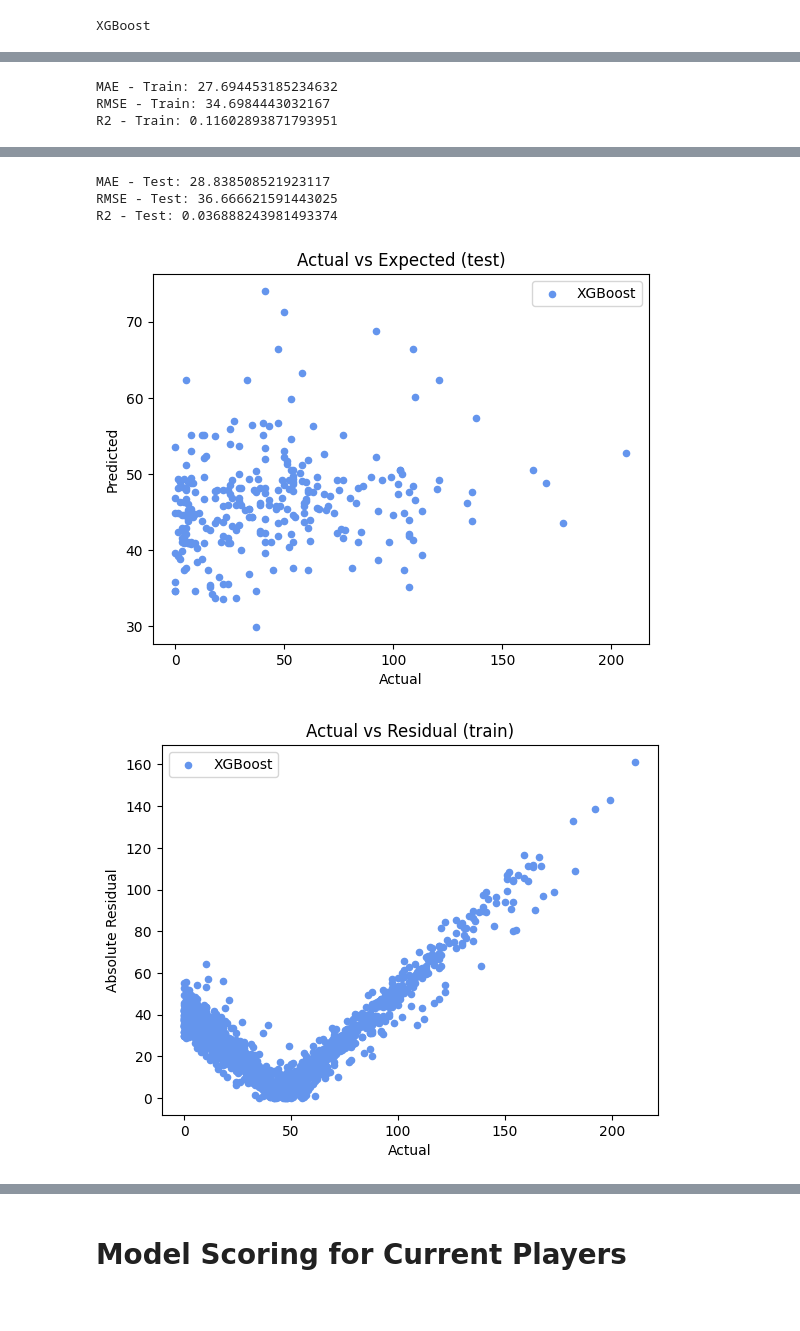
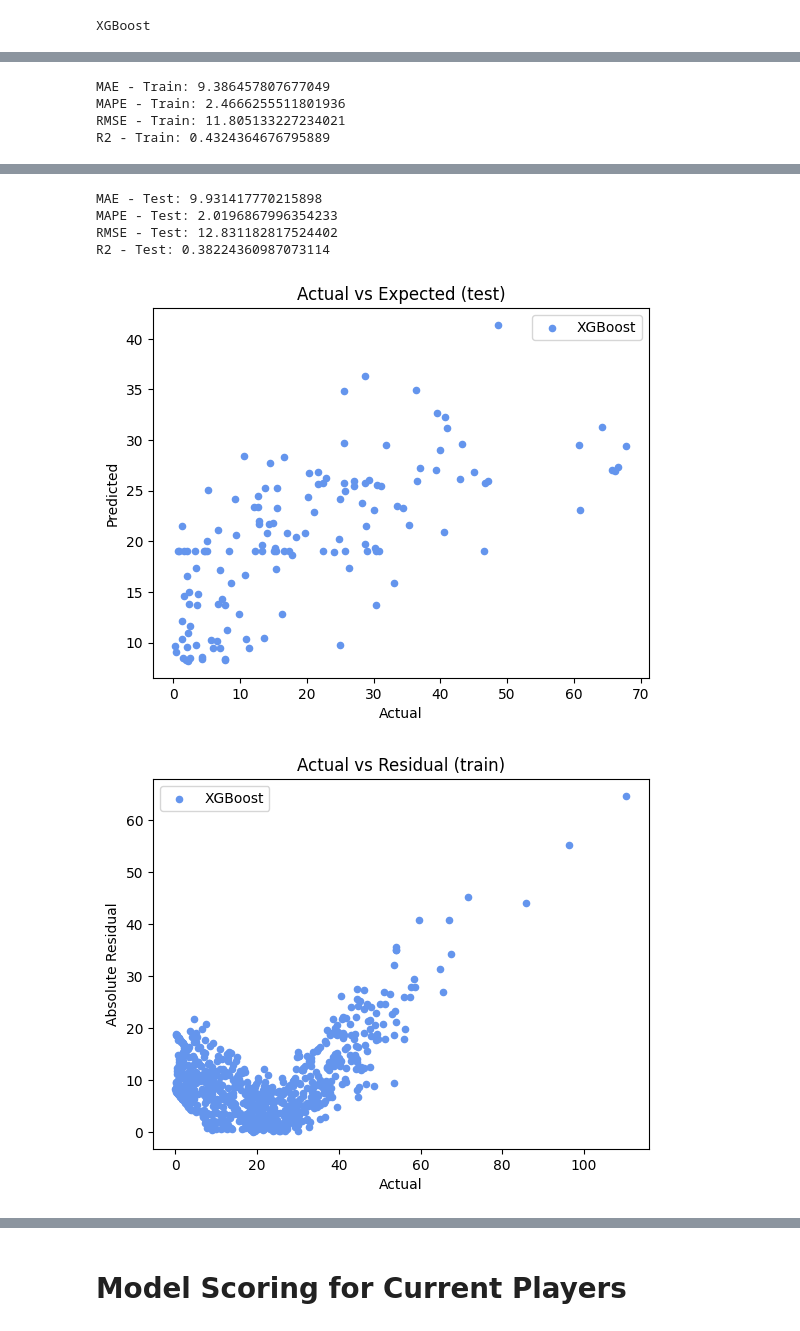
Before and after one commit to Dilan-De-Silva/Big-Bash-Fantasy-AI-v2, a Jupyter notebook: python_script/pre-season/Model-Build-Pipeline.ipynb, the cells around one changed output, grey strips where cells are left out. Saved outputs shown, nothing was run; the diff lists cells and outputs as text; code cells hidden in the pictures.

Commit message:
response variable change and xgboost base model experimentation

```diff
--- a/python_script/pre-season/Model-Build-Pipeline.ipynb
+++ b/python_script/pre-season/Model-Build-Pipeline.ipynb
@@ -58,12 +58,23 @@ py_data_directory = 'C:/Users/dilan/OneDrive/Documents/Data Science Projects/Rep
 # 1. Data Extraction
 # Pull in model_data csv file
 
-model_df = pd.read_csv(os.path.join(py_data_directory,'bblf_v2_model_data.csv'), low_memory=False)
+model_df = pd.read_csv(os.path.join(py_data_directory,'bblf_v2_model_data_v3_bat.csv'), low_memory=False)
 
 # model_df["Home_f"] = model_df["Home_f"].astype(str)
 # model_df["Home_f"] = model_df["Home_f"].astype(object)
 # model_df.loc[:,"opp_Adelaide Strikers":"Home_Hobart Hurricanes"] = model_df.loc[:,"opp_Adelaide Strikers":"Home_Hobart Hurricanes"].astype(object)
 
+# Rename response variable for easy reference
+if 'resp_var_bowl' in model_df.columns:
+    model_df = model_df.rename(columns={"resp_var_bowl":"resp_var"})
+    print("Response variable changed to correct format")
+elif 'resp_var_bat' in model_df.columns:
+    model_df = model_df.rename(columns={"resp_var_bat":"resp_var"})
+    print("Response variable changed to correct format")
+else:
+    print("Response variable already correct format")
+
+# Create dataframe with NA values removed
 model_df_NA_rm = model_df.dropna()
 len(model_df_NA_rm)
 # %% [output]
@@ -224,12 +280,12 @@ print(Model_Type)
 cv_splits = 5
 # Hyperparameter Grid
 param_grid = {
-    'n_estimators': [1000],
-    #'max_features': ['sqrt'],
-    'max_depth': [4],
+    'n_estimators': [1000, 1500],
+    # 'max_features': ['sqrt'],
+    'max_depth': [2,3],
 
     # For Boosting models
-    'learning_rate': [0.00075, 0.001, 0.0015], # 0.01 - 0.3
+    'learning_rate': [0.001], # 0.01 - 0.3
     'min_child_weight': [5], # 1 - 10
     'subsample': [0.8], # 0.5 - 1.0
     'colsample_bytree': [0.8], # 0.5 - 1.0
@@ -507,12 +563,12 @@ max_season_econ_lag3       0.002328
 # 5a. Train Performance Metrics
 
 mae_train = mean_absolute_error(y_true = Y_train, y_pred = Y_pred_train)
-#mape_train = mean_absolute_percentage_error(y_true = Y_train, y_pred = Y_pred_train)
+mape_train = mean_absolute_percentage_error(y_true = Y_train, y_pred = Y_pred_train)
 rmse_train = root_mean_squared_error(y_true = Y_train, y_pred = Y_pred_train)
 r2_train = r2_score(y_true = Y_train, y_pred = Y_pred_train)
 
 print("MAE - Train:", mae_train)
-#print("MAPE - Train:", mape_train)
+print("MAPE - Train:", mape_train)
 print("RMSE - Train:", rmse_train)
 print("R2 - Train:", r2_train)
 
@@ -530,12 +586,12 @@ plt.show()
 # 5b. Test Performance Metrics
 
 mae_test = mean_absolute_error(y_true = Y_test, y_pred = Y_pred_test)
-#mape_test = mean_absolute_percentage_error(y_true = Y_test, y_pred = Y_pred_test)
+mape_test = mean_absolute_percentage_error(y_true = Y_test, y_pred = Y_pred_test)
 rmse_test = root_mean_squared_error(y_true = Y_test, y_pred = Y_pred_test)
 r2_test = r2_score(y_true = Y_test, y_pred = Y_pred_test)
 
 print("MAE - Test:", mae_test)
-#print("MAPE - Test:", mape_test)
+print("MAPE - Test:", mape_test)
 print("RMSE - Test:", rmse_test)
 print("R2 - Test:", r2_test)
 
@@ -584,6 +640,7 @@ plt.title("Actual vs Residual (test)")
 plt.legend()
 plt.show()
 # %% [output]
-MAE - Train: 27.694453185234632
-RMSE - Train: 34.6984443032167
-R2 - Train: 0.11602893871793951
+MAE - Train: 9.386457807677049
+MAPE - Train: 2.4666255511801936
+RMSE - Train: 11.805133227234021
+R2 - Train: 0.4324364676795889
@@ -591,5 +648,6 @@ R2 - Train: 0.11602893871793951
-MAE - Test: 28.838508521923117
-RMSE - Test: 36.666621591443025
-R2 - Test: 0.036888243981493374
+MAE - Test: 9.931417770215898
+MAPE - Test: 2.0196867996354233
+RMSE - Test: 12.831182817524402
+R2 - Test: 0.38224360987073114
-[figure, old version]
+[figure, new version]
-[figure, old version]
+[figure, new version]
```
Also changed, not shown: parts of 5 cells of this notebook, 2 other files.
